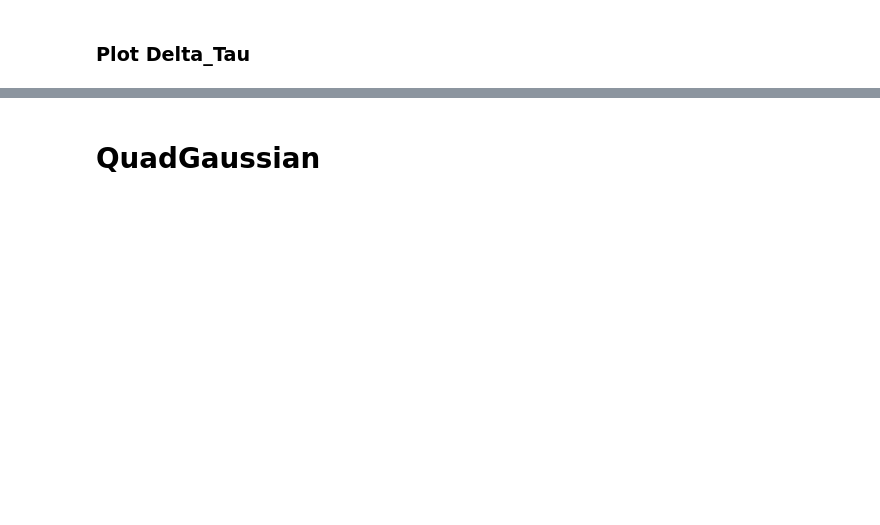
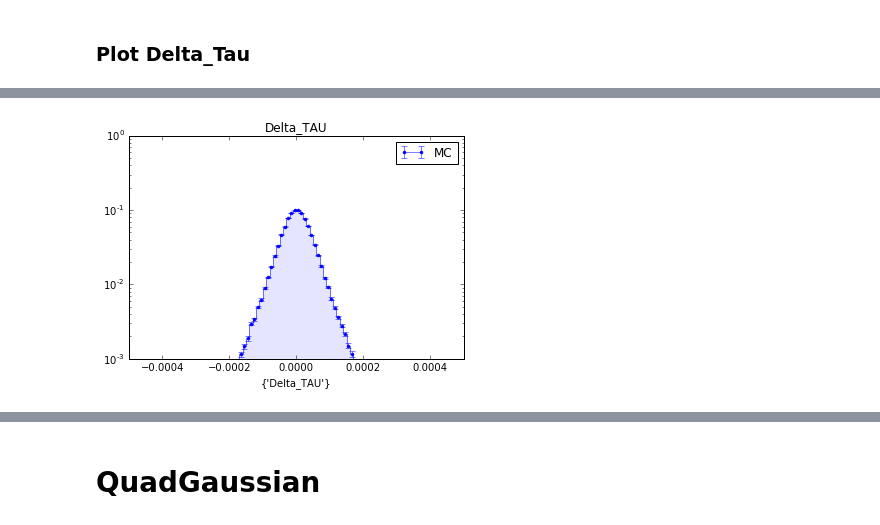
Before and after one commit to chasenberg/Masterthesis, a Jupyter notebook: notebooks/decaytime_studies/per_event_res_mc.ipynb, the cells around one changed output, grey strips where cells are left out. Saved outputs shown, nothing was run; the diff lists cells and outputs as text; code cells hidden in the pictures; blank space fills up the shorter version.

```diff
--- a/notebooks/decaytime_studies/per_event_res_mc.ipynb
+++ b/notebooks/decaytime_studies/per_event_res_mc.ipynb
@@ -87,6 +107,9 @@ sample.to_root(mc_path+random_set,key='Bd2JpsiKS')
 signal_dataframe_wrongPV['Delta_TAU']
 p = Plotter('/home/chasenberg/plots/selection/')
 p.create_plots(signal_dataframe_wrongPV,'Delta_TAU',component_labels=['MC'])
+p['Delta_TAU'].set_log_y()#(-0.0005,0.0005)
+a = p['Delta_TAU']
 p['Delta_TAU'].set_range(-0.0005,0.0005)
 #bdt_plot.plot()
 p.plot()
+# %% [output]
@@ -92,0 +118 @@ p.plot()
+[figure, added]
```
Also changed, not shown: parts of 28 cells of this notebook.
